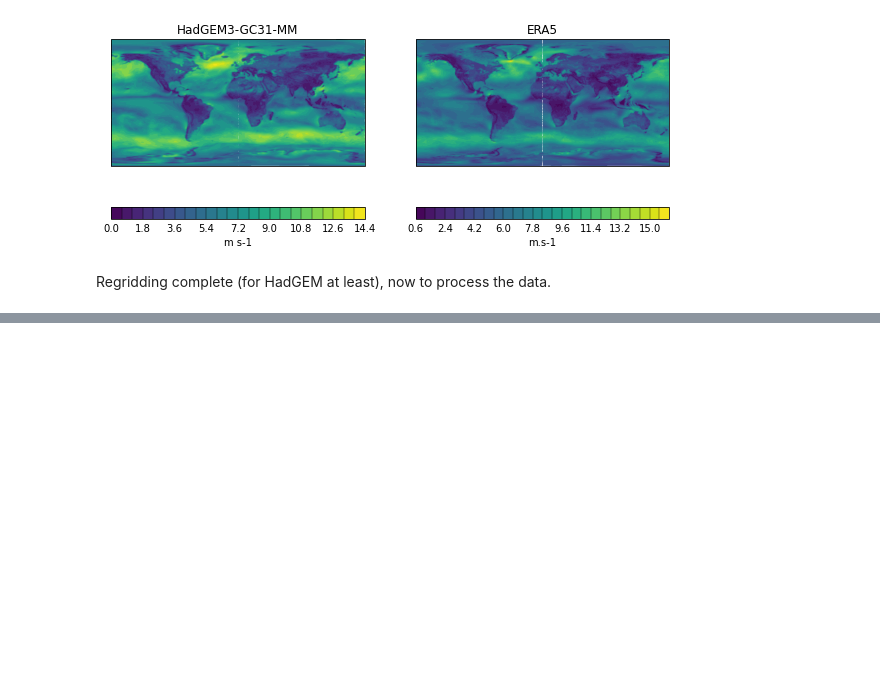
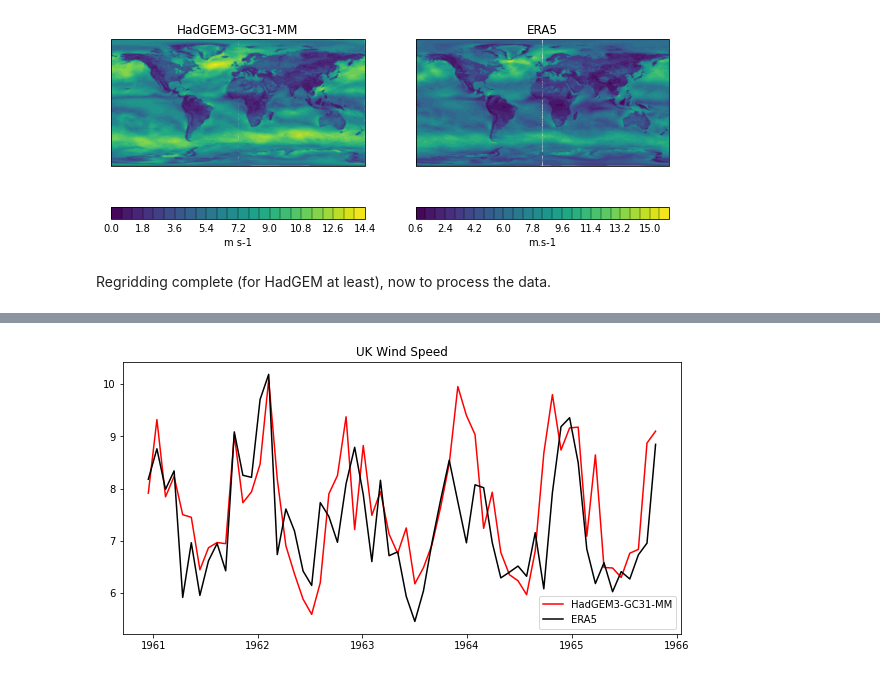
Before and after one commit to benhutchmet/multi_year_unseen, a Jupyter notebook: multi_year_unseen.ipynb, the cells around one changed output, grey strips where cells are left out. Saved outputs shown, nothing was run; the diff lists cells and outputs as text; code cells hidden in the pictures; blank space fills up the shorter version.

Commit message:
bail on trying to figure out time lol!

```diff
--- a/multi_year_unseen.ipynb
+++ b/multi_year_unseen.ipynb
@@ -250,0 +256,16 @@ Regridding complete (for HadGEM at least), now to process the data.
+# %%
+# print the types of the two cubes
+print(type(hadgem_example))
+print(type(obs_regrid))
+
+# Convert these back to xarray datasets
+hadgem_example = DataArray.from_iris(hadgem_example)
+
+# Print the cube
+print(hadgem_example)
+
+# Convert these back to xarray datasets
+obs_regrid = DataArray.from_iris(obs_regrid)
+
+# Print the cube
+print(obs_regrid)
@@ -250,0 +290,75 @@ Regridding complete (for HadGEM at least), now to process the data.
+# %%
+from datetime import datetime as dt
+
+# Import timedelta
+from datetime import timedelta
+
+
+# Take the mean for the gridbox for the HadGEM data
+hadgem_example_uk_ts = hadgem_example.sel(lat=slice(lat1_uk, lat2_uk),
+                                          lon=slice(lon1_uk, lon2_uk)).mean(dim=('lat', 'lon'))
+
+# # Print the cube
+# print(hadgem_example_uk_ts)
+
+# Take the mean for the gridbox for the ERA5 data
+obs_regrid_uk_ts = obs_regrid.sel(lat=slice(lat1_uk, lat2_uk),
+                                  lon=slice(lon1_uk, lon2_uk)).mean(dim=('lat', 'lon'))
+
+# # Print the cube
+# print(obs_regrid_uk_ts)
+
+# Limit the datasets to the same time period
+# 5-year time period
+hadgem_example_uk_ts = hadgem_example_uk_ts.sel(time=slice("1960-12-01", "1965-11-30"))
+
+# Limit the observations to the same time period
+obs_regrid_uk_ts = obs_regrid_uk_ts.sel(time=slice("1960-12-01", "1965-11-30"))
+
+# Create a datetime object for the time
+initial_time = dt.strptime("1960-12-15", '%Y-%m-%d')
+
+# final time
+final_time = dt.strptime("1965-11-15", '%Y-%m-%d')
+
+# Create a datetime object from the initial time and final time
+# in monthly increments
+time = [initial_time + timedelta(days=x) for x in range(0, (final_time - initial_time).days, 30)]
+
+# print the time
+print(time)
+
+# Print the length of the time
+print(len(time))
+
+# Extract the values
+hadgem_values = hadgem_example_uk_ts.values
+
+# Extract the values
+obs_values = obs_regrid_uk_ts.values
+
+# Plot the two time series
+# Set up the figure
+# Convert the time values to datetime objects
+
+# set up the figure
+fig = plt.figure(figsize=(10, 5))
+
+# Plot the HadGEM data
+ax = fig.add_subplot(1, 1, 1)
+
+# # Plot the HadGEM data
+ax.plot(time, hadgem_values, label="HadGEM3-GC31-MM", color='red')
+
+# Plot the ERA5 data
+ax.plot(time, obs_values, label="ERA5", color='k')
+
+# Add a legend
+ax.legend()
+
+# Add a title
+ax.set_title("UK Wind Speed")
+
+# # show the plot
+plt.show()
+# %% [output]
@@ -250,0 +367 @@ Regridding complete (for HadGEM at least), now to process the data.
+[figure, added]
```
Also changed, not shown: parts of 4 cells of this notebook.
